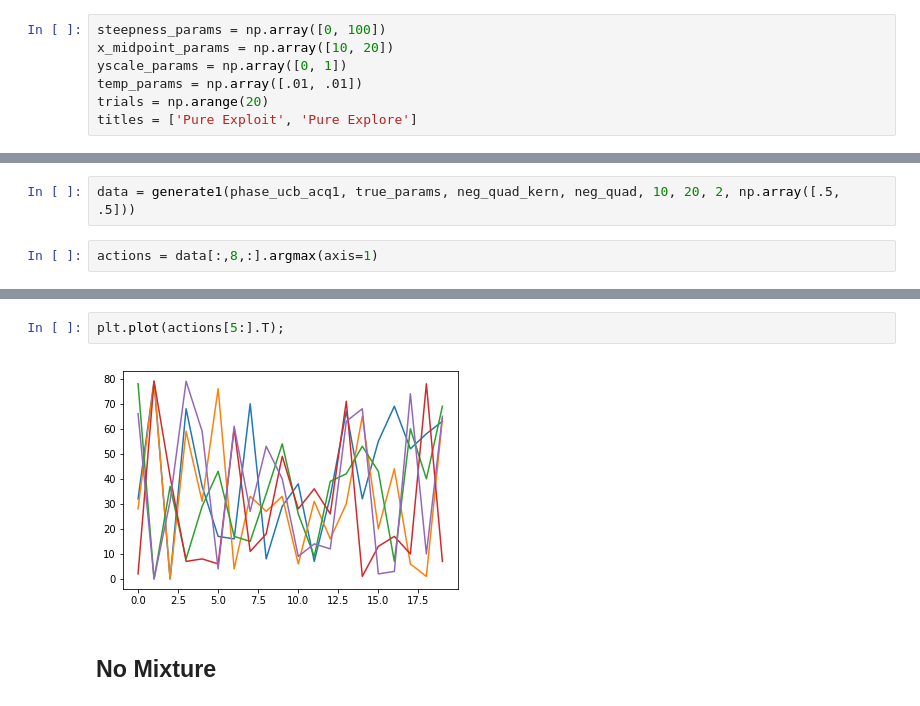
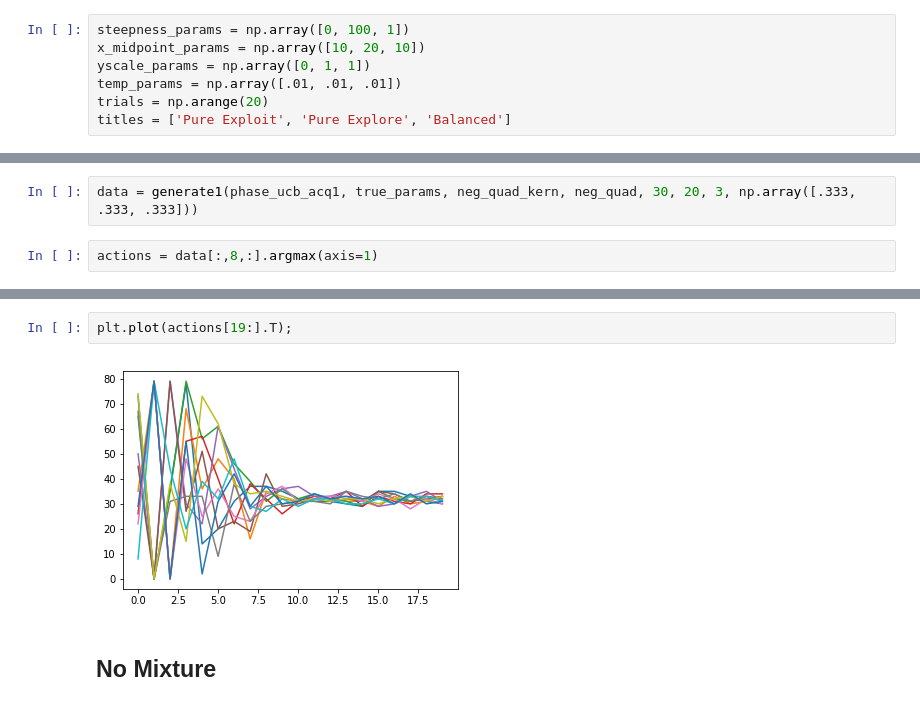
Before and after one commit to bmontambault/Active-Learning, a Jupyter notebook: individual_differences/Phase UCB Mixture Tests.ipynb, the cells around one changed output, grey strips where cells are left out. Saved outputs shown, nothing was run; the diff lists cells and outputs as text.

Commit message:
updated phase ucb infinite mixture tests

```diff
--- a/individual_differences/Phase UCB Mixture Tests.ipynb
+++ b/individual_differences/Phase UCB Mixture Tests.ipynb
@@ -30,12 +31,12 @@ plt.axvline(x=fmax, ls='--', c='black');
 # %% [markdown]
 ## Strategies
 # %%
-steepness_params = np.array([0, 100])
-x_midpoint_params = np.array([10, 20])
-yscale_params = np.array([0, 1])
-temp_params = np.array([.01, .01])
+steepness_params = np.array([0, 100, 1])
+x_midpoint_params = np.array([10, 20, 10])
+yscale_params = np.array([0, 1, 1])
+temp_params = np.array([.01, .01, .01])
 trials = np.arange(20)
-titles = ['Pure Exploit', 'Pure Explore']
+titles = ['Pure Exploit', 'Pure Explore', 'Balanced']
 # %%
 explore = (1 - 1. / (1 + yscale_params[:,None] * np.exp(-steepness_params[:,None] * (trials - x_midpoint_params[:,None]))))
 fig, axes = plt.subplots(1, len(steepness_params), sharex=True, sharey=True, figsize=(17, 4))
@@ -51,7 +52,7 @@ for i in range(len(axes)):
 true_params = {'steepness': steepness_params, 'x_midpoint': x_midpoint_params,
                                   'temperature': temp_params, 'yscale': yscale_params}
 # %%
-data = generate1(phase_ucb_acq1, true_params, neg_quad_kern, neg_quad, 10, 20, 2, np.array([.5, .5]))
+data = generate1(phase_ucb_acq1, true_params, neg_quad_kern, neg_quad, 30, 20, 3, np.array([.333, .333, .333]))
 # %%
 actions = data[:,8,:].argmax(axis=1)
 # %%
@@ -61,7 +66,7 @@ plt.plot(actions[:5].T);
 # %%
-plt.plot(actions[5:].T);
+plt.plot(actions[19:].T);
 # %% [output]
-[figure, old version]
+[figure, new version]
 # %% [markdown]
 ## No Mixture
 # %%
```
Also changed, not shown: parts of 14 cells of this notebook.
